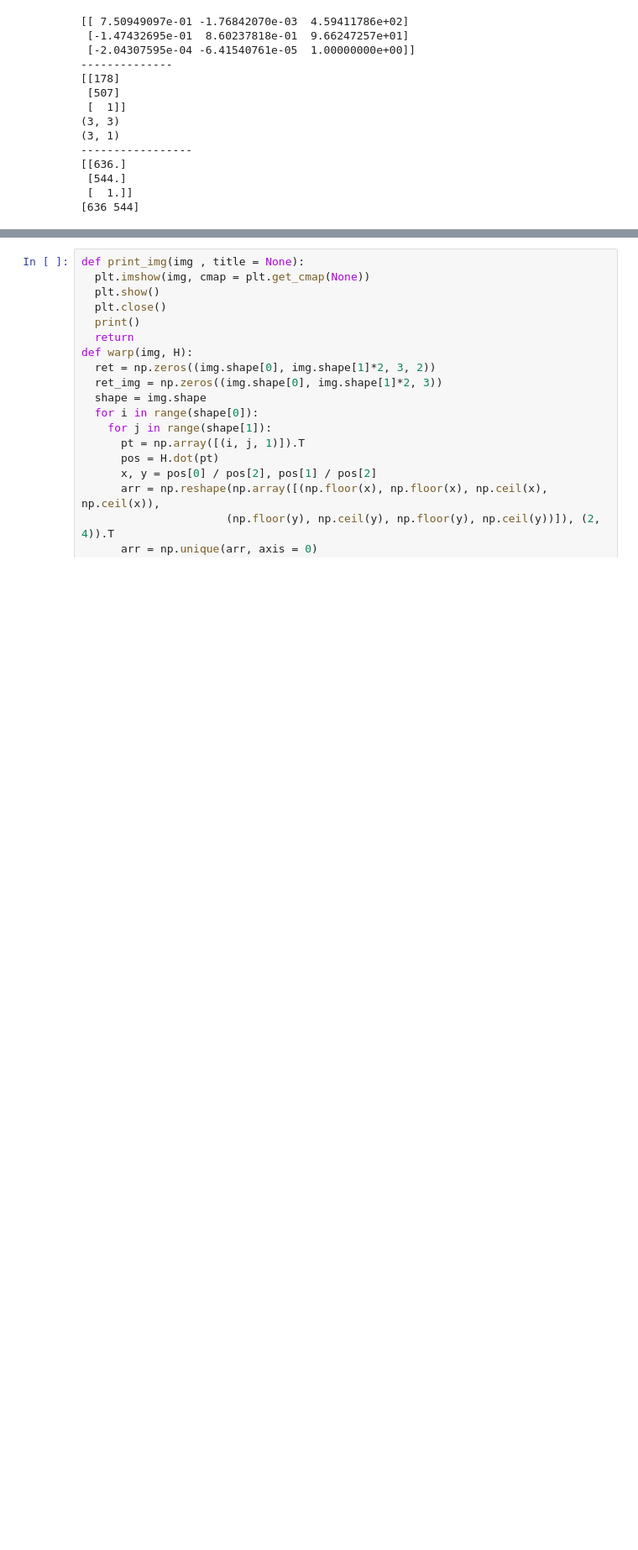
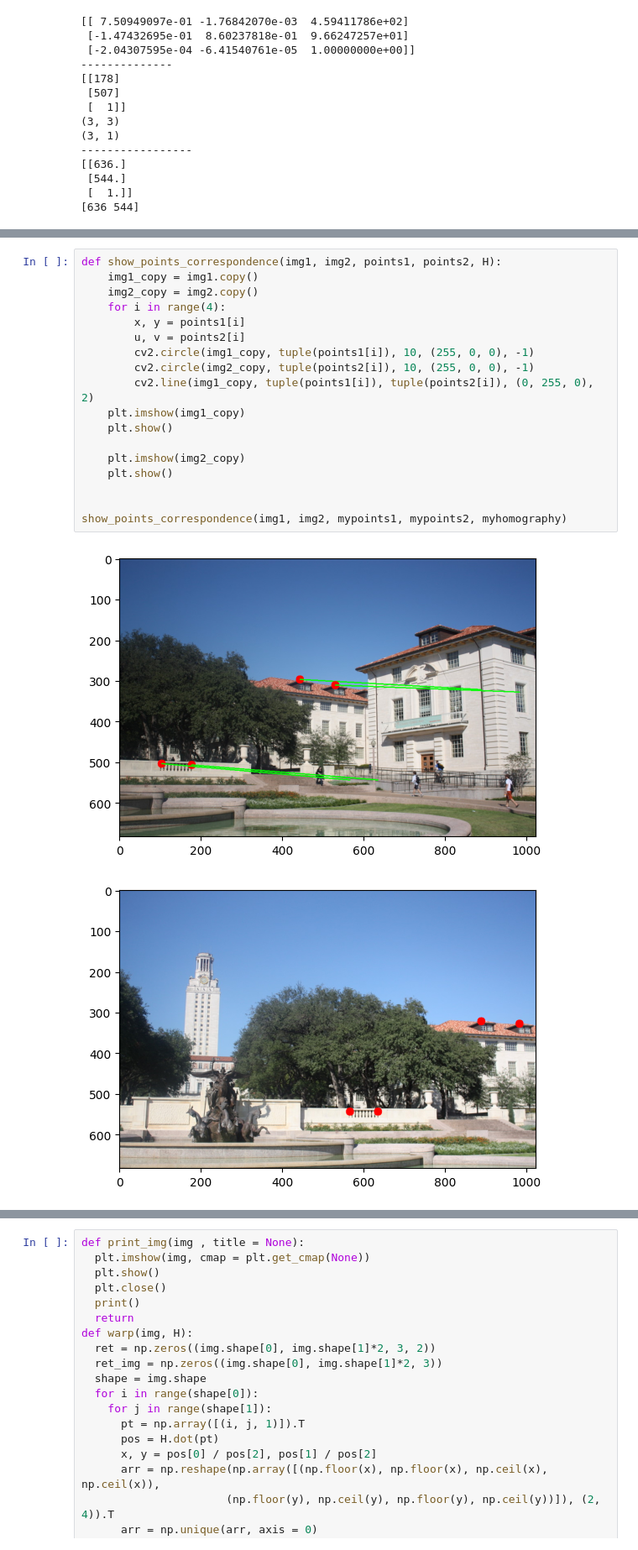
Before and after one commit to MohamedFarid612/Image-Mosaic-Using-homography, a Jupyter notebook: main.ipynb, the cells around one changed output, grey strips where cells are left out. Shown at 84% size. Cells and saved outputs as stored; diff of their text form; blank space fills up the shorter version.

```diff
--- a/main.ipynb
+++ b/main.ipynb
@@ -124,0 +137,21 @@ plt.show()
+# %%
+def show_points_correspondence(img1, img2, points1, points2, H):
+    img1_copy = img1.copy()
+    img2_copy = img2.copy()
+    for i in range(4):
+        x, y = points1[i]
+        u, v = points2[i]
+        cv2.circle(img1_copy, tuple(points1[i]), 10, (255, 0, 0), -1)
+        cv2.circle(img2_copy, tuple(points2[i]), 10, (255, 0, 0), -1)
+        cv2.line(img1_copy, tuple(points1[i]), tuple(points2[i]), (0, 255, 0), 2)
+    plt.imshow(img1_copy)
+    plt.show()
+
+    plt.imshow(img2_copy)
+    plt.show()
+
+
+show_points_correspondence(img1, img2, mypoints1, mypoints2, myhomography)
+# %% [output]
+[figure, added]
+[figure, added]
```
Also changed, not shown: parts of 4 cells of this notebook, 4 other files.
